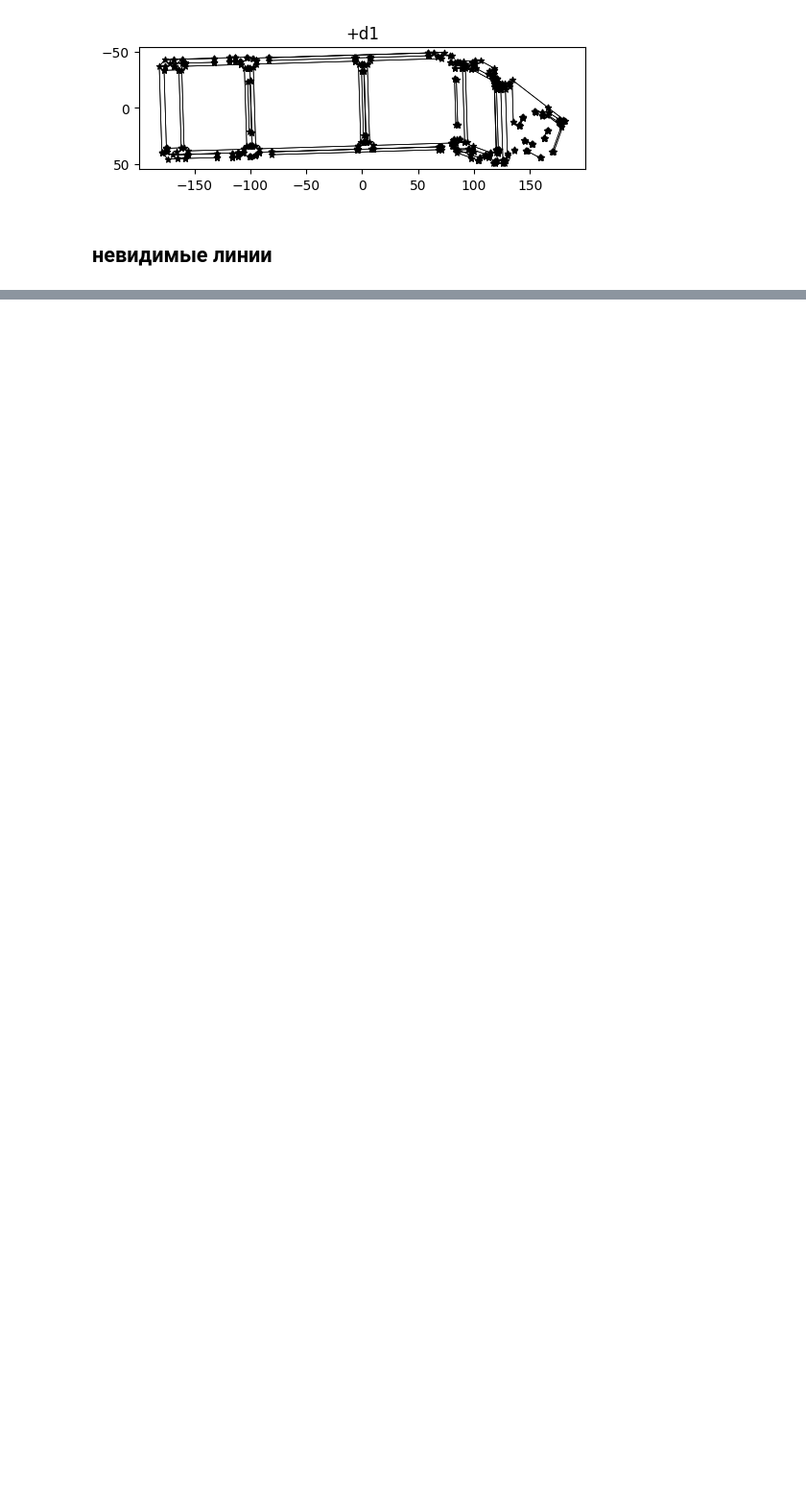
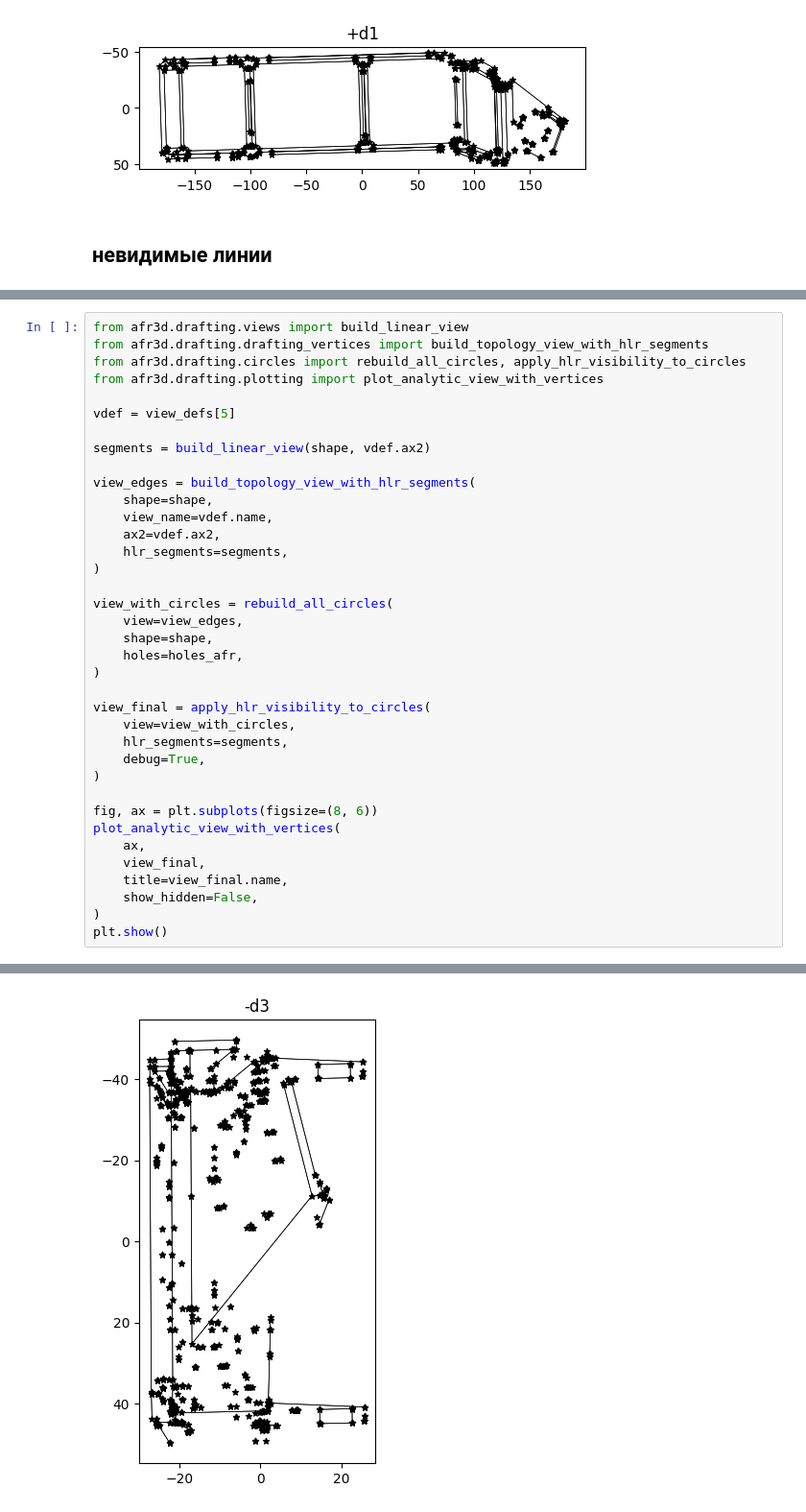
Before and after one commit to borisyich/make_drafting, a Jupyter notebook: notebooks/03_analytic_views.ipynb, the cells around one changed output, grey strips where cells are left out. Shown at 96% size. Drawn from its saved outputs; the diff is of its cells as text; blank space fills up the shorter version.

```diff
--- a/notebooks/03_analytic_views.ipynb
+++ b/notebooks/03_analytic_views.ipynb
@@ -575,0 +558,38 @@ False
+# %%
+from afr3d.drafting.views import build_linear_view
+from afr3d.drafting.drafting_vertices import build_topology_view_with_hlr_segments
+from afr3d.drafting.circles import rebuild_all_circles, apply_hlr_visibility_to_circles
+from afr3d.drafting.plotting import plot_analytic_view_with_vertices
+
+vdef = view_defs[5]
+
+segments = build_linear_view(shape, vdef.ax2)
+
+view_edges = build_topology_view_with_hlr_segments(
+    shape=shape,
+    view_name=vdef.name,
+    ax2=vdef.ax2,
+    hlr_segments=segments,
+)
+
+view_with_circles = rebuild_all_circles(
+    view=view_edges,
+    shape=shape,
+    holes=holes_afr,
+)
+
+view_final = apply_hlr_visibility_to_circles(
+    view=view_with_circles,
+    hlr_segments=segments,
+    debug=True,
+)
+
+fig, ax = plt.subplots(figsize=(8, 6))
+plot_analytic_view_with_vertices(
+    ax,
+    view_final,
+    title=view_final.name,
+    show_hidden=False,
+)
+plt.show()
+# %% [output]
@@ -575,0 +599 @@ False
+[figure, added]
```
Also changed, not shown: parts of 6 cells of this notebook, 16 other files.
